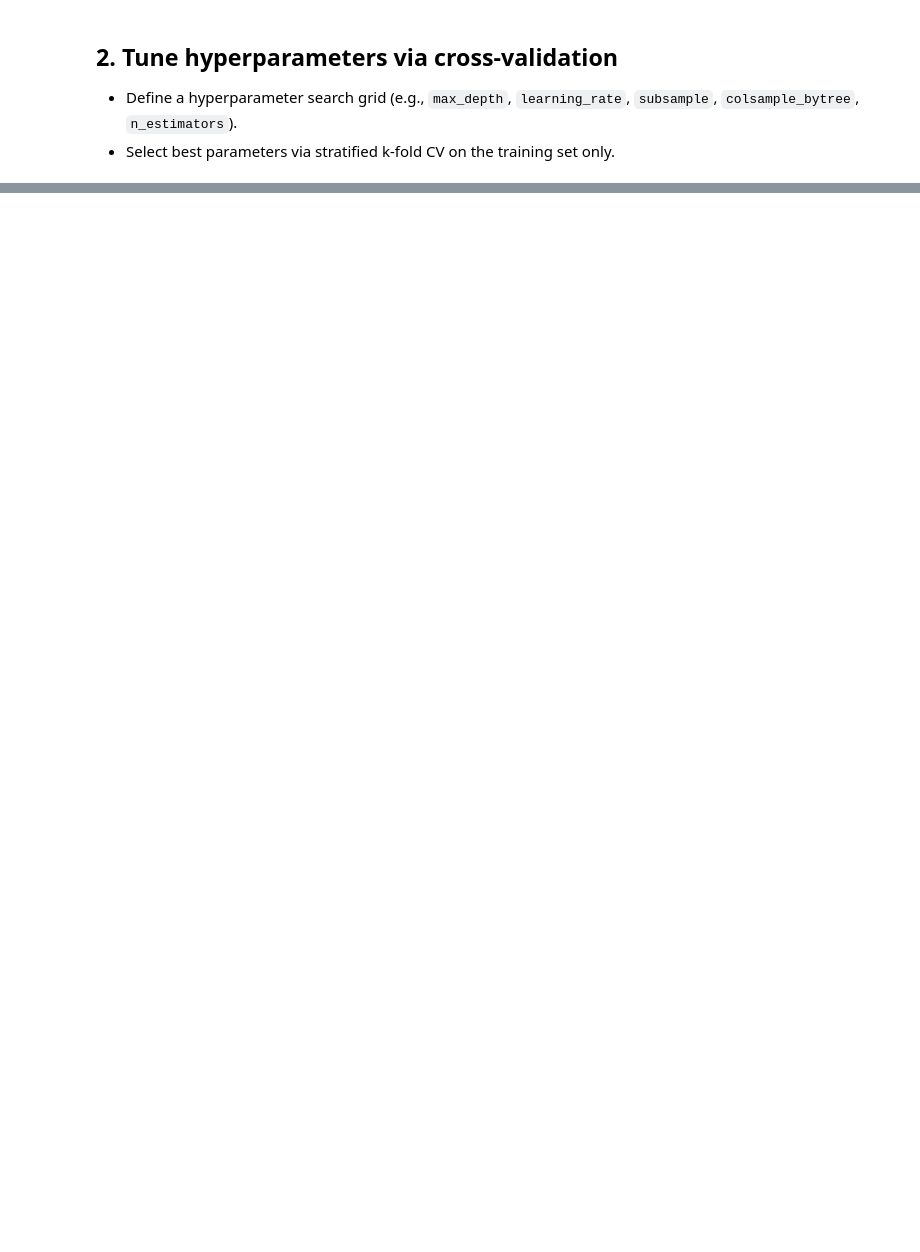
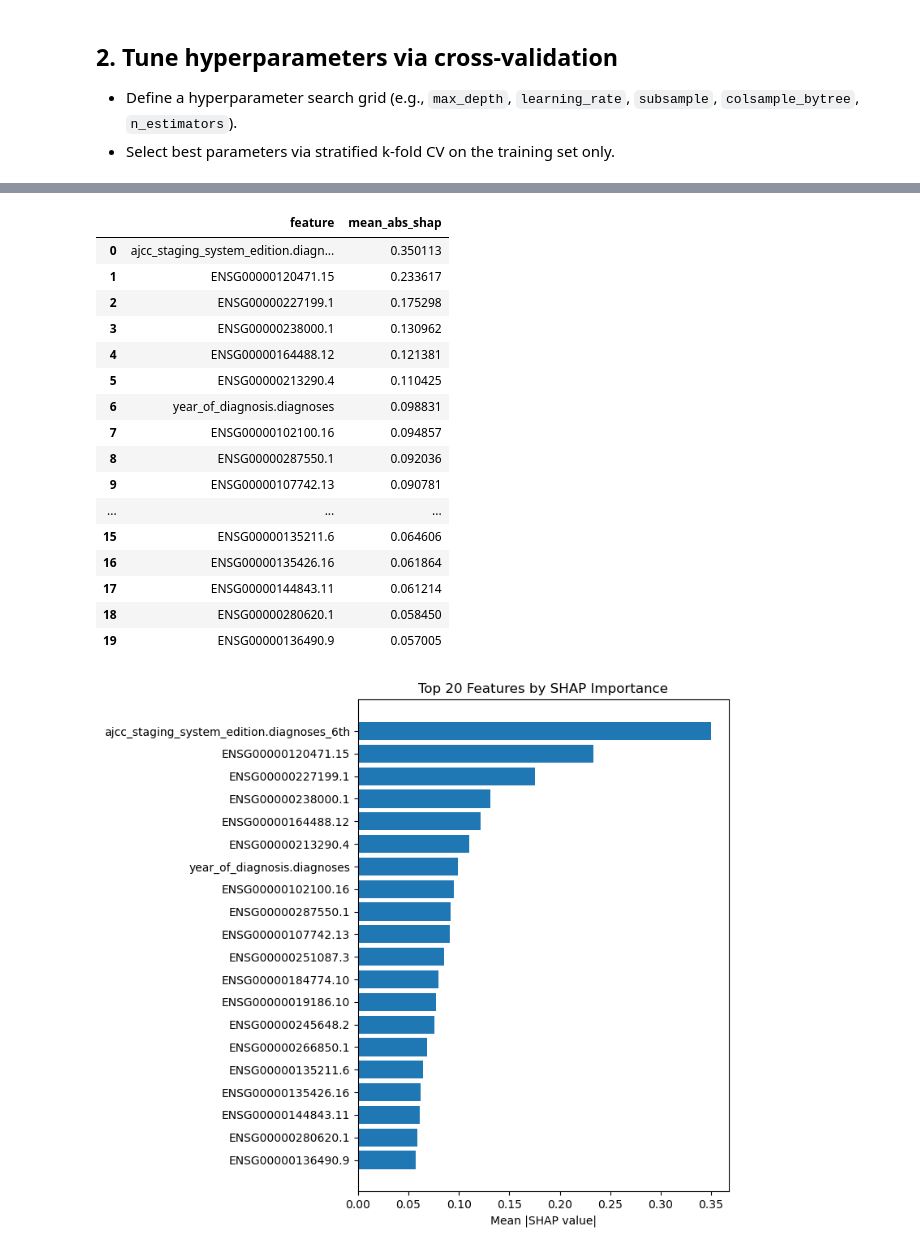
Before and after one commit to dpolioudakis/tcga-multimodal-survival, a Jupyter notebook: notebooks/07_train_xgboost.ipynb, the cells around one changed output, grey strips where cells are left out. Drawn from its saved outputs; the diff is of its cells as text; code cells hidden in the pictures; blank space fills up the shorter version.

```diff
--- a/notebooks/07_train_xgboost.ipynb
+++ b/notebooks/07_train_xgboost.ipynb
@@ -195,0 +359,38 @@ Fitting 5 folds for each of 30 candidates, totalling 150 fits
+# %%
+# compute SHAP feature importances on the validation set
+explainer = shap.TreeExplainer(xgb_final)
+shap_values = explainer.shap_values(X_val_df)
+
+shap_importance_df = pd.DataFrame({
+    "feature": X_val_df.columns,
+    "mean_abs_shap": np.abs(shap_values).mean(axis=0),
+}).sort_values("mean_abs_shap", ascending=False).reset_index(drop=True)
+
+display(shap_importance_df.head(20))
+
+top20 = shap_importance_df.head(20)
+fig, ax = plt.subplots(figsize=(8, 7))
+ax.barh(top20["feature"][::-1], top20["mean_abs_shap"][::-1])
+ax.set_xlabel("Mean |SHAP value|")
+ax.set_title("Top 20 Features by SHAP Importance")
+plt.tight_layout()
+plt.show()
+# %% [output]
+|  | feature | mean_abs_shap |
+| 0 | ajcc_staging_system_edition.diagn... | 0.350113 |
+| 1 | ENSG00000120471.15 | 0.233617 |
+| 2 | ENSG00000227199.1 | 0.175298 |
+| 3 | ENSG00000238000.1 | 0.130962 |
+| 4 | ENSG00000164488.12 | 0.121381 |
+| 5 | ENSG00000213290.4 | 0.110425 |
+| 6 | year_of_diagnosis.diagnoses | 0.098831 |
+| 7 | ENSG00000102100.16 | 0.094857 |
+| 8 | ENSG00000287550.1 | 0.092036 |
+| 9 | ENSG00000107742.13 | 0.090781 |
+| ... | ... | ... |
+| 15 | ENSG00000135211.6 | 0.064606 |
+| 16 | ENSG00000135426.16 | 0.061864 |
+| 17 | ENSG00000144843.11 | 0.061214 |
+| 18 | ENSG00000280620.1 | 0.058450 |
+| 19 | ENSG00000136490.9 | 0.057005 |
+[figure, added]
```
Also changed, not shown: parts of 23 cells of this notebook, 6 other files.
